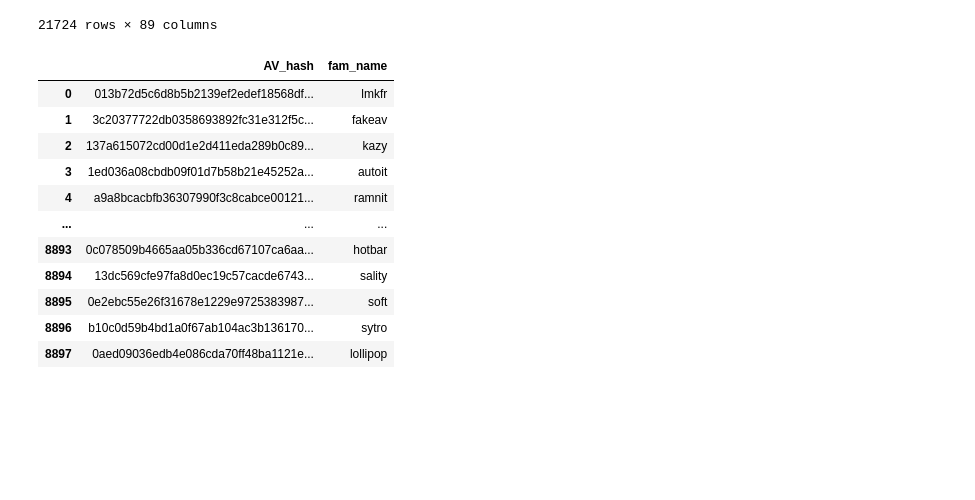
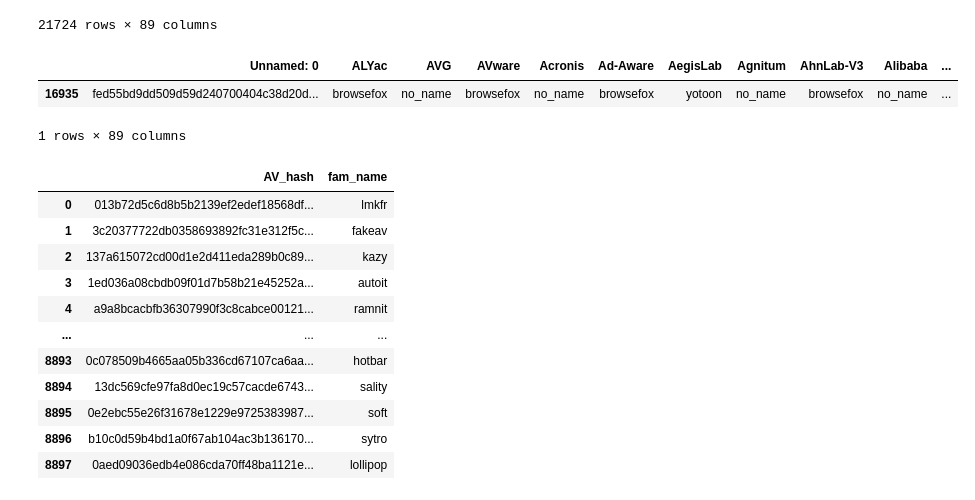
Before and after one commit to tychen5/SequenceFramework, a Jupyter notebook: 01.Hooklog_Prerocess.ipynb, the cells around one changed output. Saved outputs shown, nothing was run; the diff lists cells and outputs as text; code cells hidden in the pictures; blank space fills up the shorter version.

```diff
--- a/01.Hooklog_Prerocess.ipynb
+++ b/01.Hooklog_Prerocess.ipynb
@@ -24,6 +24,12 @@ ori_df
 | 21722 | 0aed09036edb4e086cda70ff48ba1121e... | no_name | no_name | onekit | no_name | no_name | no_name | no_name | no_name | no_name | ... |
 | 21723 | 133f365609e006a568150757e430dcd41... | no_name | no_name | no_name | no_name | no_name | no_name | no_name | no_name | no_name | ... |
 21724 rows × 89 columns
+# %%
+ori_df[ori_df['Unnamed: 0'] == 'fed55bd9dd509d59d240700404c38d20de75e1e72218c83e473e6833cb6eb5b3']
+# %% [output]
+|  | Unnamed: 0 | ALYac | AVG | AVware | Acronis | Ad-Aware | AegisLab | Agnitum | AhnLab-V3 | Alibaba | ... |
+| 16935 | fed55bd9dd509d59d240700404c38d20d... | browsefox | no_name | browsefox | no_name | browsefox | yotoon | no_name | browsefox | no_name | ... |
+1 rows × 89 columns
 # %%
 ans_df = pd.DataFrame(columns=["AV_hash","fam_name"]) #原始query的hash
 for i in tqdm(range(len(ori_df))):
```
Also changed, not shown: parts of 1 cell of this notebook, 11 other files.
